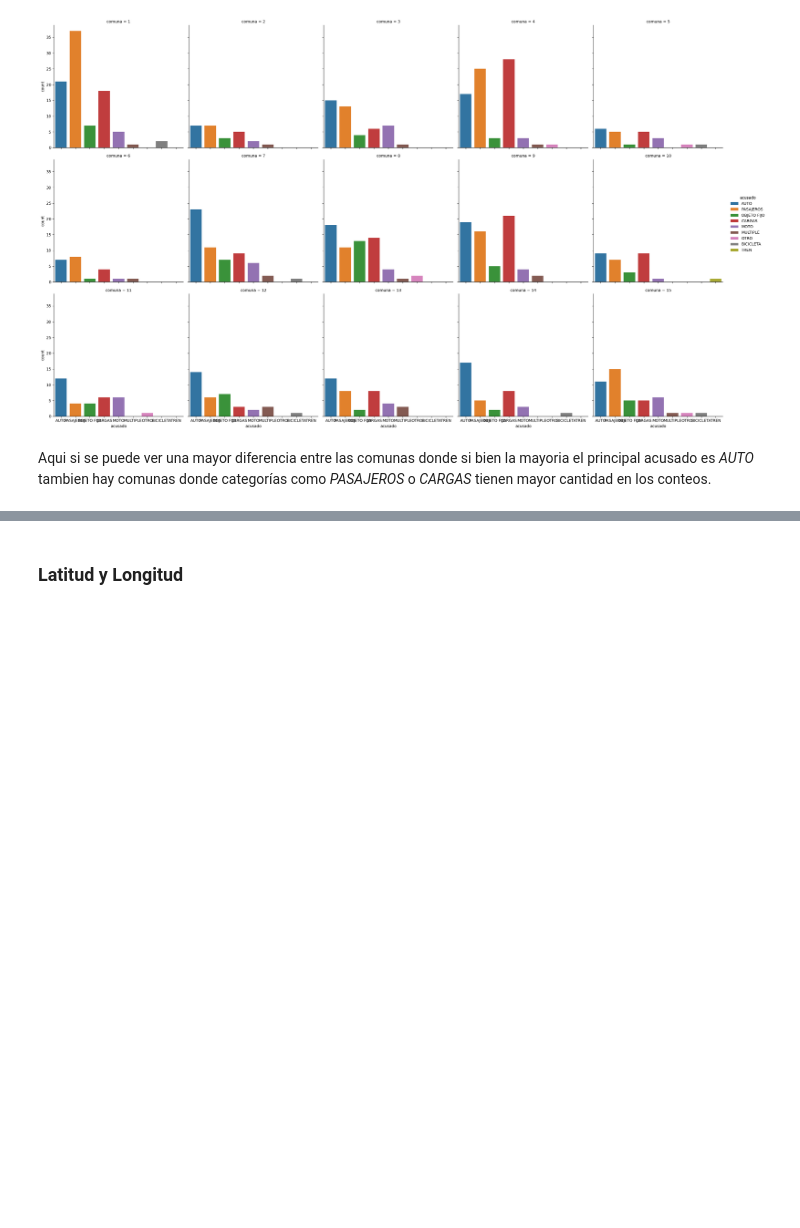
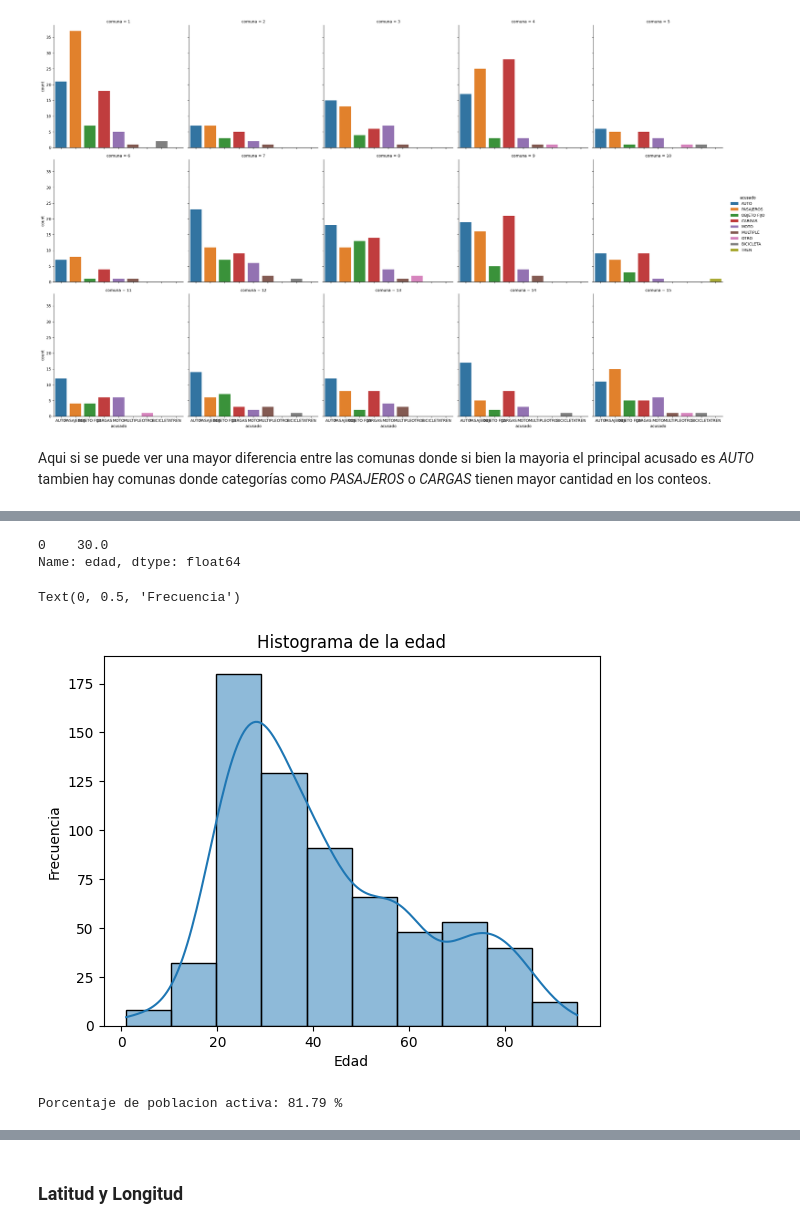
Before and after one commit to Juancito2085/PI_Data_Analyst, a Jupyter notebook: EDA.ipynb, the cells around one changed output, grey strips where cells are left out. Cells and saved outputs as stored; diff of their text form; code cells hidden in the pictures; blank space fills up the shorter version.

```diff
--- a/EDA.ipynb
+++ b/EDA.ipynb
@@ -312,0 +306,2 @@ df[df['id_hecho']=='2016-0004']
+# %%
+df['rol'].fillna(df['rol'].mode()[0],inplace=True)
@@ -312,0 +345,5 @@ df[df['id_hecho']=='2016-0004']
+# %%
+df['edad'].mode()
+# %% [output]
+0    30.0
+Name: edad, dtype: float64
@@ -312,0 +354,8 @@ df[df['id_hecho']=='2016-0004']
+# %%
+ax=sns.histplot(data=df,x='edad',bins=10,kde=True)
+ax.set_title('Histograma de la edad')
+ax.set_xlabel('Edad')
+ax.set_ylabel('Frecuencia')
+# %% [output]
+Text(0, 0.5, 'Frecuencia')
+[figure, added]
@@ -312,0 +364,4 @@ df[df['id_hecho']=='2016-0004']
+# %%
+print("Porcentaje de poblacion activa:",round(poblacion_activa,2),"%")
+# %% [output]
+Porcentaje de poblacion activa: 81.79 %
```
Also changed, not shown: parts of 96 cells of this notebook, 1 other file.
